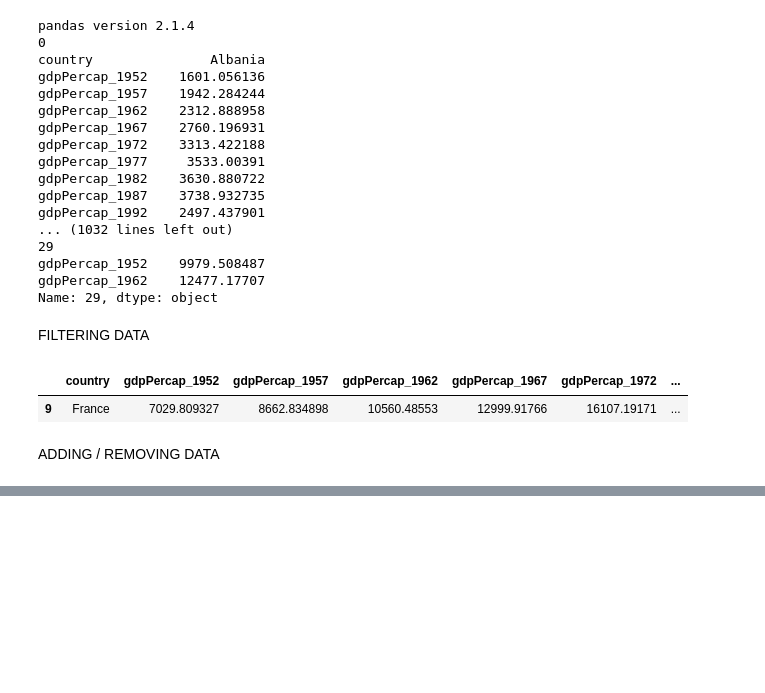
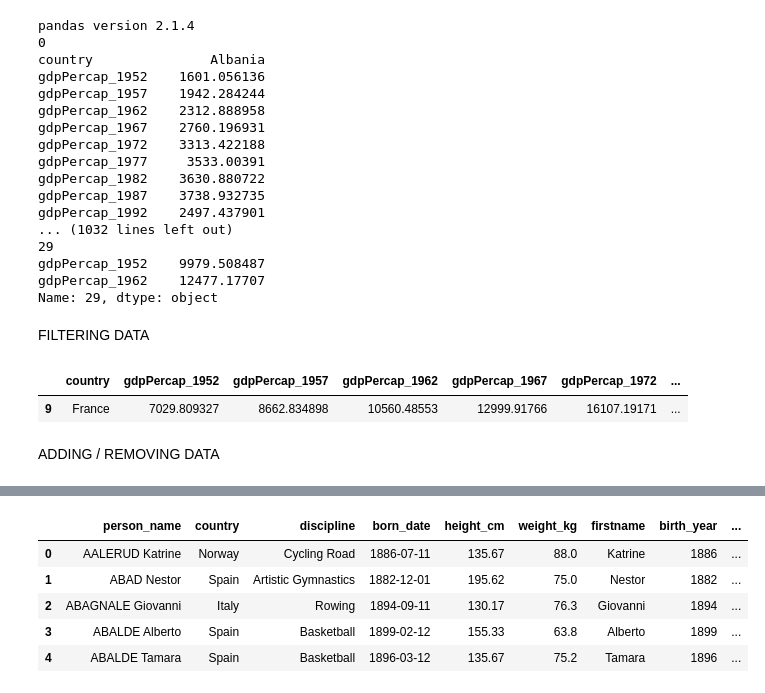
Before and after one commit to laitanawe/pandasds, a Jupyter notebook: workshops/pdseries02.ipynb, the cells around one changed output, grey strips where cells are left out. Drawn from its saved outputs; the diff is of its cells as text; code cells hidden in the pictures; blank space fills up the shorter version.

```diff
--- a/workshops/pdseries02.ipynb
+++ b/workshops/pdseries02.ipynb
@@ -218,15 +218,75 @@ data2
 
 # Tokyo Olympics
 tokyo_data = pd.read_csv('https://raw.githubusercontent.com/laitanawe/pandasds/main/workshops/data/tokyo_olympics.csv')
+
+# index_col takes a column name or integer value. It doesn't take a boolean or None value.
+#tokyo_data = pd.read_csv('https://raw.githubusercontent.com/laitanawe/pandasds/main/workshops/data/tokyo_olympics.csv', index_col=0)
+#tokyo_data = pd.read_csv('https://raw.githubusercontent.com/laitanawe/pandasds/main/workshops/data/tokyo_olympics.csv', index_col=False)
+#tokyo_data = pd.read_csv('https://raw.githubusercontent.com/laitanawe/pandasds/main/workshops/data/tokyo_olympics.csv', index_col=None)
+
 tokyo_data.head()
 
 tokyo_data['firstname'] = tokyo_data['person_name'].str.split(' ').str[0]
 tokyo_data
 
-# Convert string object to title case
-tokyo_data['firstname'] = tokyo_data['person_name'].str.split(' ').str[0].str.title()
+# Convert string object to title case. Firstname is the second element of the new list (index 1)
+tokyo_data['firstname'] = tokyo_data['person_name'].str.split(' ').str[1].str.title()
+
+# Convert string object to title case. Firstname is the last element of the new list (index -1)
+# It is better to use the name at the end of the list. Some athletes have two last names.
+tokyo_data['firstname'] = tokyo_data['person_name'].str.split(' ').str[-1].str.title()
 tokyo_data
+tokyo_data.query('firstname == "Tamara"')
 
 tokyo_data.head()
 tokyo_data.info()
+
+# You can create a new column by performing some mathematical operation on an existing column. For example:
+tokyo_data['weight_pounds'] = tokyo_data['weight_kg'] * 2.20462
+tokyo_data['weight_pounds'] = round(tokyo_data['weight_pounds'],2)
+
+tokyo_data[['weight_kg','weight_pounds']].mean(axis=1)  # Axis 1 will act on all the COLUMNS in each ROW # Axis 0 will act on all the ROWS in each COLUMN
+tokyo_data[['weight_kg','weight_pounds']].mean(axis=0)  # Axis 0 will act on all the ROWS in each COLUMN # Axis 1 will act on all the COLUMNS in each ROW
+
+# Rename a column by passing a dictionary as an argument to the .rename method
+tokyo_data.rename(columns={'weight_pounds':'weight_lb'})
+tokyo_data.head()
+
+# You can create a new data frame like this:
+tokyo_data2 = tokyo_data.rename(columns={'weight_pounds':'weight_lb'})
+tokyo_data2.head()
+
+# Add the birth year for each athlete
+tokyo_data.info()
+
+tokyo_data['born_date'] = pd.to_datetime(tokyo_data['born_date'])
+tokyo_data.head()
+tokyo_data.info()
+
+# You can specify the format for the date, especially since the U.S. uses month-day-year as opposed to other formats
+tokyo_data['born_date'] = pd.to_datetime(tokyo_data['born_date'], format="%Y-%m-%d")
+
+# .dt is a method for date manipulations, similar to .str for string manipulations
+tokyo_data['birth_year'] = tokyo_data['born_date'].dt.year
+tokyo_data[['firstname', 'birth_year']]
+
+# Using Lambda functions with data frames
+tokyo_data['height_category'] = tokyo_data['height_cm'].apply(lambda x: 'Short' if x < 140 else ('Average-height' if x < 160 else 'Tall'))
+tokyo_data.head()
+
+
+def height_cat(athlete):
+  if athlete['height_cm'] < 172 and athlete['weight_kg'] < 68:
+    return 'Lightweight'
+  if athlete['height_cm'] < 192 and athlete['weight_kg'] < 81:
+    return 'Middleweight'
+  else:
+    return 'Heavyweight'
+
+# Act on all the columns in each row
+tokyo_data['height_category'] = tokyo_data.apply(height_cat, axis=1)
+tokyo_data.head()
+
+
+# 50.33, 54.08
 # %% [output]
@@ -246,0 +293,6 @@ memory usage: 1.2+ KB
+|  | person_name | country | discipline | born_date | height_cm | weight_kg | firstname | birth_year | ... |
+| 0 | AALERUD Katrine | Norway | Cycling Road | 1886-07-11 | 135.67 | 88.0 | Katrine | 1886 | ... |
+| 1 | ABAD Nestor | Spain | Artistic Gymnastics | 1882-12-01 | 195.62 | 75.0 | Nestor | 1882 | ... |
+| 2 | ABAGNALE Giovanni | Italy | Rowing | 1894-09-11 | 130.17 | 76.3 | Giovanni | 1894 | ... |
+| 3 | ABALDE Alberto | Spain | Basketball | 1899-02-12 | 155.33 | 63.8 | Alberto | 1899 | ... |
+| 4 | ABALDE Tamara | Spain | Basketball | 1896-03-12 | 135.67 | 75.2 | Tamara | 1896 | ... |
```
Also changed, not shown: parts of 1 cell of this notebook.
